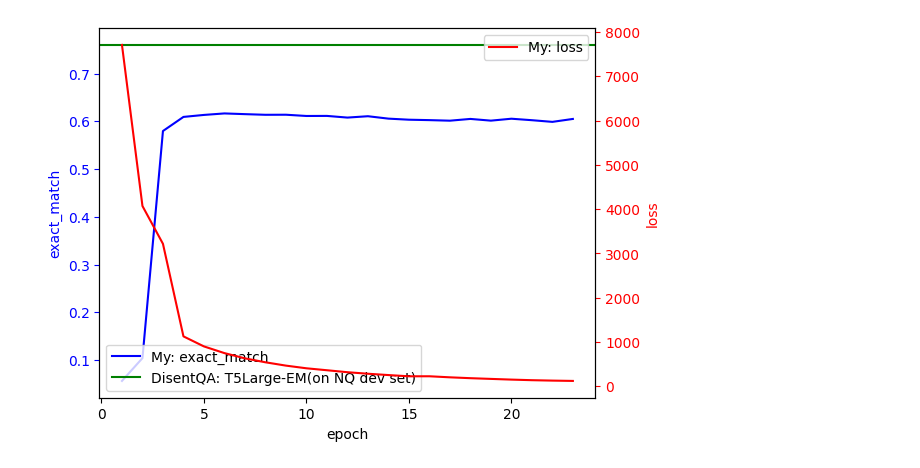
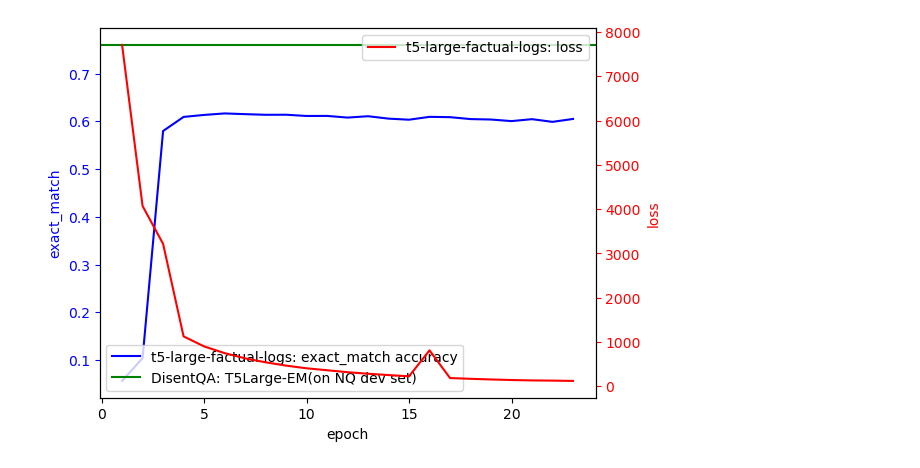
Before and after one commit to rabdumalikov/master_thesis, a Jupyter notebook: src/baseline_finetuning/baseline_finetuning_logs.ipynb, the cells around one changed output. Saved outputs shown, nothing was run; the diff lists cells and outputs as text; code cells hidden in the pictures.

Commit message:
added report, implemented log analysis helper

```diff
--- a/src/baseline_finetuning/baseline_finetuning_logs.ipynb
+++ b/src/baseline_finetuning/baseline_finetuning_logs.ipynb
@@ -31,10 +1,17 @@ for line in lines:
+# %%
+import re
+import sys
+sys.path.append('..')
+
+import analysis_utils as au
+
+stat_data = au.parse_log_file('t5-large-factual-logs')
 # %%
 build_one = []
 build_two = []
 
-for i, ema in enumerate(exact_match_acc):
-    epoch = ema[0]
-    if epoch == len(build_one)+1 and epoch == duration[i][0]:
-        build_one.append((ema[0], ema[1], losses[i], duration[i][1]))
+for epoch, acc, loss, duration in stat_data:
+    if epoch == len(build_one)+1:
+        build_one.append((epoch, acc, loss, duration))
     else:
-        build_two.append((ema[0], ema[1], losses[i], duration[i][1]))
+        build_two.append((epoch, acc, loss, duration))
@@ -53,30 +34,4 @@ print(sum(y_duration)/60)
-# %%
-import numpy as np
-import matplotlib.pyplot as plt
-
-# create some data
-
-# create a plot with two y-axes
-fig, ax1 = plt.subplots()
-ax2 = ax1.twinx()
-
-# plot the data on the first axis
-ax1.plot(x, y_em, 'b-', label='My: exact_match')
-ax1.set_xlabel('epoch')
-ax1.axhline(y=0.76, color='green', label='DisentQA: T5Large-EM(on NQ dev set)')
-ax1.set_ylabel('exact_match', color='b')
-ax1.tick_params('y', colors='b')
-
-# plot the data on the second axis
-ax2.plot(x, y_loss, 'r-', label='My: loss')
-ax2.set_ylabel('loss', color='r')
-ax2.tick_params('y', colors='r')
-
-# add a legend
-ax1.legend(loc='lower left')
-ax2.legend(loc='upper right')
-
-# show the plot
-plt.show()
-# %% [output]
-[figure, removed]
+# %%
+au.plot(build_one, 't5-large-factual-logs', show=True)
+# %% [output]
+[figure, added]
```
Also changed, not shown: parts of 3 cells of this notebook, 11 other files.
